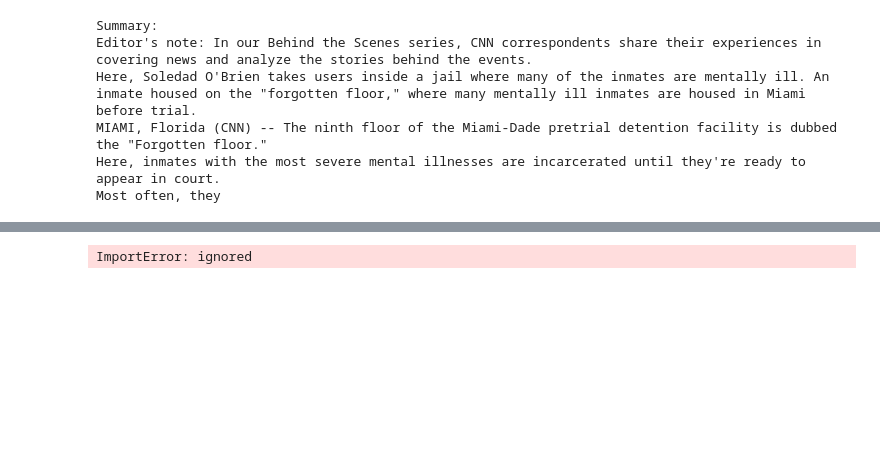
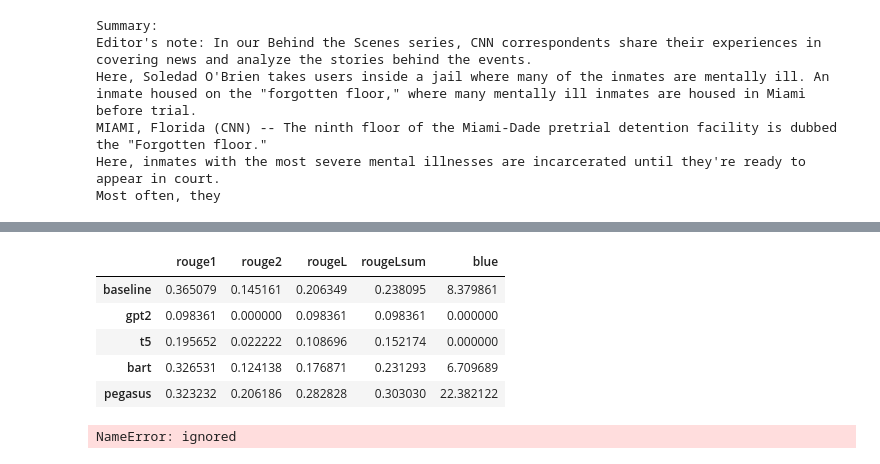
Before and after one commit to tilaboy/nlp_transformer_tutorial, a Jupyter notebook: learning_notes/ch6.ipynb, the cells around one changed output, grey strips where cells are left out. Cells and saved outputs as stored; diff of their text form; code cells hidden in the pictures; blank space fills up the shorter version.

Commit message:
update with blue and rouge computation

```diff
--- a/learning_notes/ch6.ipynb
+++ b/learning_notes/ch6.ipynb
@@ -159,4 +157,23 @@ An inmate housed on the "forgotten floor," where many mentally ill inmates are h
 # %%
 bleu_metric = load_metric("sacrebleu")
+rouge_metric = load_metric("rouge")
-# %% [output]
-ImportError: ignored
+# %%
+gold_ref = [dataset["train"][1]["highlights"]]
+records = []
+rouge_names = ["rouge1", "rouge2", "rougeL", "rougeLsum"]
+for model_name in summaries:
+    bleu_metric.add(prediction=summaries[model_name], reference=gold_ref)
+    rouge_metric.add(prediction=summaries[model_name], reference=gold_ref)
+    score_blue = bleu_metric.compute(smooth_method="floor", smooth_value=0)
+    score_rouge = rouge_metric.compute()
+    score_dict = dict((rn, score_rouge[rn].mid.fmeasure) for rn in rouge_names)
+    score_dict['blue'] = score_blue['score']
+    records.append(score_dict)
+pd.DataFrame.from_records(records, index=summaries.keys())
+# %% [output]
+|  | rouge1 | rouge2 | rougeL | rougeLsum | blue |
+| baseline | 0.365079 | 0.145161 | 0.206349 | 0.238095 | 8.379861 |
+| gpt2 | 0.098361 | 0.000000 | 0.098361 | 0.098361 | 0.000000 |
+| t5 | 0.195652 | 0.022222 | 0.108696 | 0.152174 | 0.000000 |
+| bart | 0.326531 | 0.124138 | 0.176871 | 0.231293 | 6.709689 |
+| pegasus | 0.323232 | 0.206186 | 0.282828 | 0.303030 | 22.382122 |
@@ -162,0 +186,7 @@ ImportError: ignored
+# %%
+test_sampled = dataset["test"].shuffle(seed=42).select(range(100))
+score = evaluate_summaries_baseline(test_sampled, rouge_metric)
+rouge_dict = dict((rn, score[rn].mid.fmeasure) for rn in rouge_names)
+pd.DataFrame.from_dict(rouge_dict, orient="index", columns=["baseline"]).T
+# %% [output]
+NameError: ignored
```
Also changed, not shown: parts of 10 cells of this notebook.
